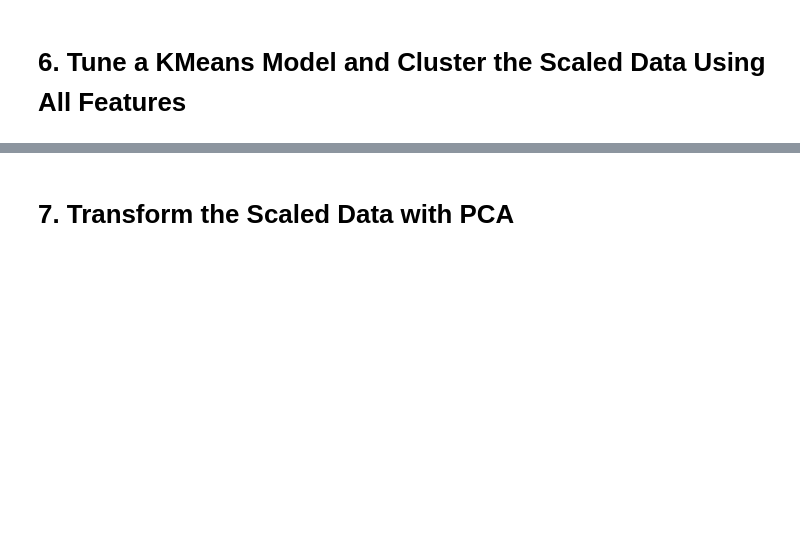
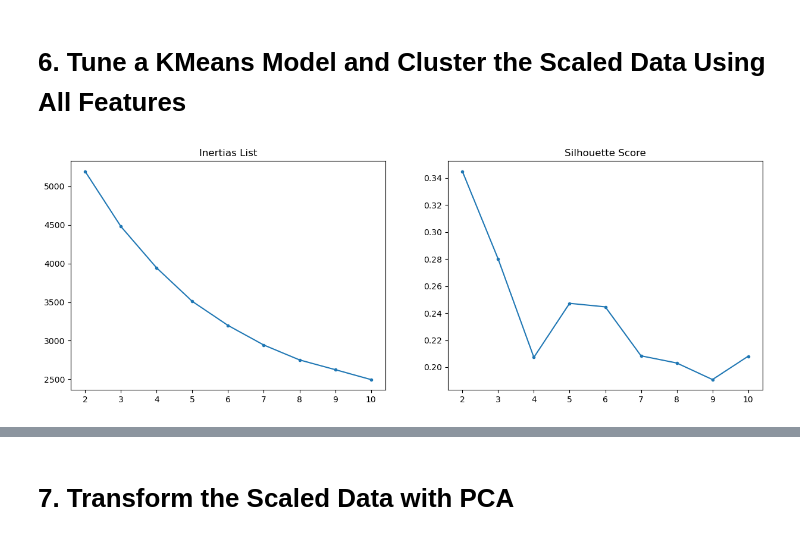
Before and after one commit to bmmukhridin/Dimensionality-Reduction-Curriculum, a Jupyter notebook: PCA_for_Data_Visualization_Practice_Exercise.ipynb, the cells around one changed output, grey strips where cells are left out. Drawn from its saved outputs; the diff is of its cells as text; code cells hidden in the pictures; blank space fills up the shorter version.

```diff
--- a/PCA_for_Data_Visualization_Practice_Exercise.ipynb
+++ b/PCA_for_Data_Visualization_Practice_Exercise.ipynb
@@ -44,5 +44,7 @@ df.head()
 | 4 | 4 | 5 | 47 | 1 | 31 | 253 | 9.308 | 8.908 | 0.0 | ... |
 # %% [markdown]
 # 3. Drop Unnecessary Columns
+# %%
+X = df.drop(columns=["Unnamed: 0", 'Customer Id'])
 # %% [markdown]
 # 4. EDA and Cleaning
@@ -48,0 +63,3 @@ df.head()
+# %%
+X['Defaulted'].fillna(X['Defaulted'].value_counts()[0], inplace=True)
+X['Defaulted'].isna().sum()
@@ -49,4 +68,32 @@ df.head()
 # %% [markdown]
 # 5. Scale Data
+# %%
+scaler = StandardScaler()
+scaled_df = scaler.fit_transform(X)
 # %% [markdown]
 # 6. Tune a KMeans Model and Cluster the Scaled Data Using All Features
+# %%
+# Create an empty list for inertias
+inertias_list = []
+# Create an empty list for silhouette
+silhouette_scores = []
+# Create range from 2 to 10
+k_ranges =range(2,11)
+
+for k in k_ranges:
+    kmeans = KMeans(n_clusters=k)
+    kmeans.fit(scaled_df)
+    inertias_list.append(kmeans.inertia_)
+    silhouette_scores.append(silhouette_score(scaled_df, kmeans.labels_))
+# %%
+fig, axis = plt.subplots(1,2, figsize=(15,5))
+axis[0].plot(k_ranges, inertias_list, marker = '.')
+axis[0].set_title("Inertias List")
+axis[0].set_xticks(k_ranges)
+
+axis[1].plot(k_ranges, silhouette_scores, marker = '.')
+axis[1]. set_title("Silhouette Score")
+axis[1].set_xticks(k_ranges)
+plt.show()
+# %% [output]
+[figure, added]
```
Also changed, not shown: parts of 5 cells of this notebook.
